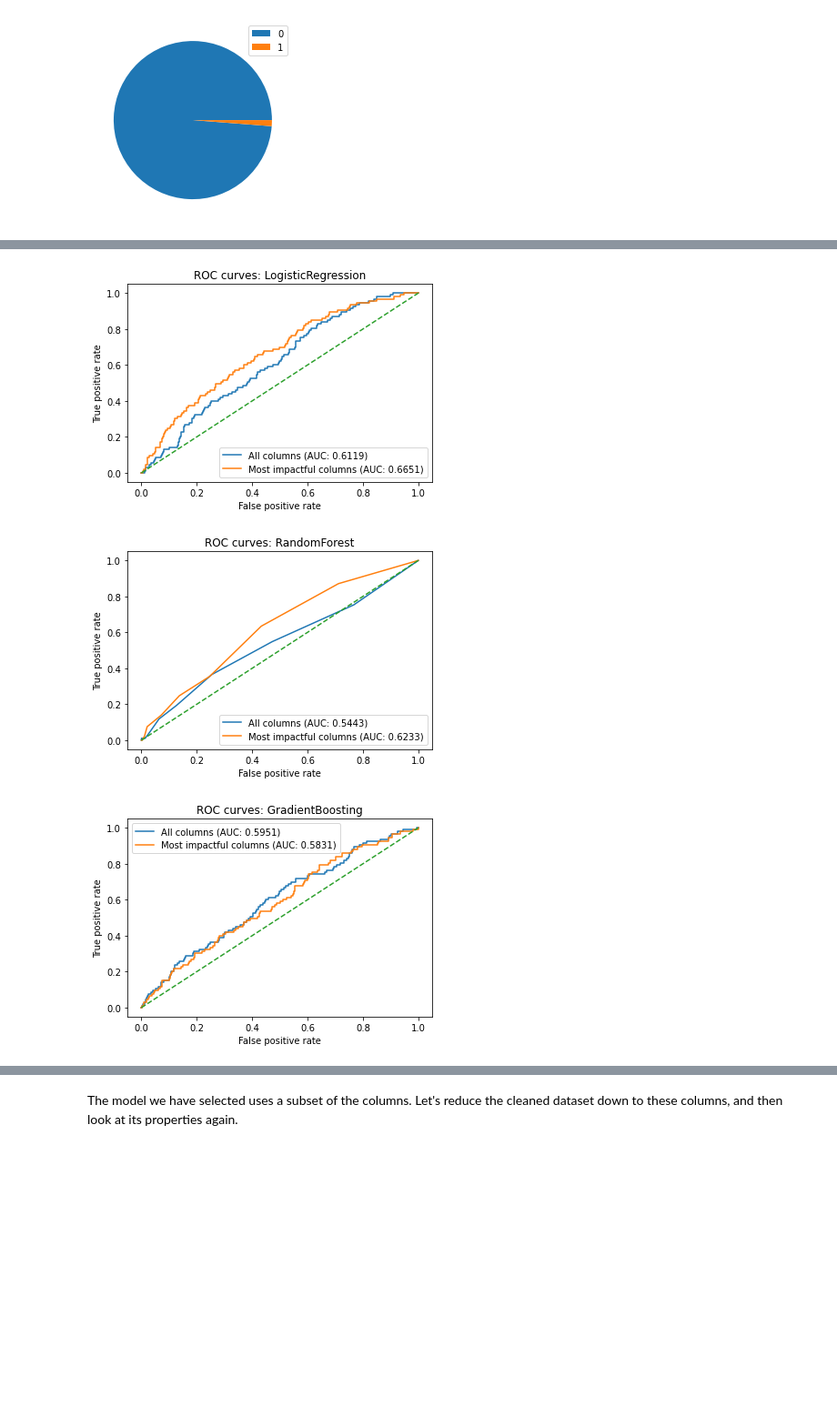
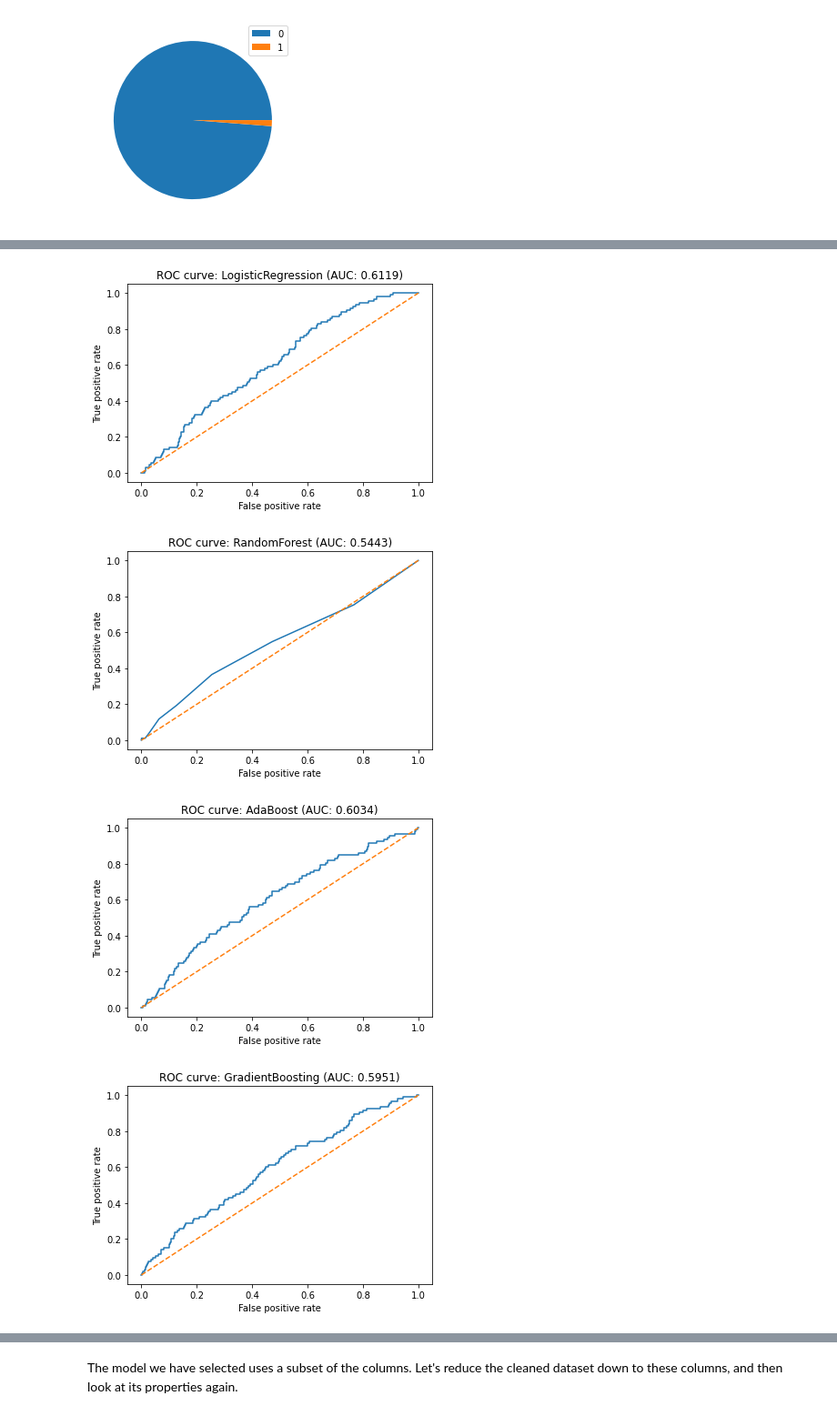
Before and after one commit to guyhth/udacity-dsnd-capstone, a Jupyter notebook: Arvato Project Workbook.ipynb, the cells around one changed output, grey strips where cells are left out. Shown: that part at 91% size. Cells and saved outputs as stored; diff of their text form; code cells hidden in the pictures; blank space fills up the shorter version.

```diff
--- a/Arvato Project Workbook.ipynb
+++ b/Arvato Project Workbook.ipynb
@@ -955,6 +965,9 @@ The "MAILOUT" data has been split into two approximately equal parts, each with
 # %%
-# mailout_train = pd.read_csv('../../data/Term2/capstone/arvato_data/Udacity_MAILOUT_052018_TRAIN.csv', sep=';')
-mailout_train = pd.read_csv('./Data/Udacity_MAILOUT_052018_TRAIN.csv', sep=';')
+# Uncomment/comment the appropriate paths for working from the Udacity workspace, or locally
+# mailout_train_path = '../../data/Term2/capstone/arvato_data/Udacity_MAILOUT_052018_TRAIN.csv'
+mailout_train_path = './Data/Udacity_MAILOUT_052018_TRAIN.csv'
+
+mailout_train = pd.read_csv(mailout_train_path, sep=';')
 # %% [markdown]
 ### 2.1 Cleaning the data
 As with the previous data files, we need to clean the data before we can use it to generate a model. We can use the same functions that we defined previously to do this.
@@ -1089,6 +1062,18 @@ Selected 59 columns with best potential to identify a customer.
 # %%
 def generate_evaluate_model(X_train, X_test, y_train, y_test, model):
-    '''
+    ''' Fit and score a model against training and test data using ROC AUC
+
+    Args:
+        X_train (array): X training data
+        X_test (array): X test data
+        y_train (array): y (response) training data
+        y_test (array): y (response) test data
+        model: sklearn classifier or pipeline
+
+    Returns:
+        roc_auc (float): ROC AUC score
+        fp_rate (list): false positive rate
+        tp_rate (list): true positive rate
     '''
     model.fit(X_train, y_train)
     y_pred = model.predict_proba(X_test)
@@ -1100,35 +1094,31 @@ def generate_evaluate_model(X_train, X_test, y_train, y_test, model):
 # %%
+# Dictionary of models to test
 models = {
     'LogisticRegression': LogisticRegression(max_iter=1000, random_state=42),
     'RandomForest' : RandomForestClassifier(n_jobs=-1, random_state=42),
-#     'AdaBoost': AdaBoostClassifier(random_state=42),
+    'AdaBoost': AdaBoostClassifier(random_state=42),
     'GradientBoosting': GradientBoostingClassifier(random_state=42)
-#     'XGBoost': xgb.XGBClassifier(random_state=42, use_label_encoder=False, n_jobs=0, eval_metric='logloss')
 }
 
-columns = {
-    'All columns': X_train.columns,
-    'Most impactful columns': most_impactful_columns
-}
-
+# Iterate through models
 for model_name, model in models.items():
+    # Create pipeline with scaling step first (required for some models)
     pl = Pipeline([
         ('scale', preprocessing.MinMaxScaler()),
         ('clf', model)
     ])
 
-    for cols_name, cols in columns.items():
-        model_title = '{} ({})'.format(model_name, cols_name)
-        score, fp_rate, tp_rate = generate_evaluate_model(X_train[cols], X_test[cols], y_train, y_test, pl)
-        plt.plot(fp_rate, tp_rate, label='{} (AUC: {:.4f})'.format(cols_name, score))
+    score, fp_rate, tp_rate = generate_evaluate_model(X_train, X_test, y_train, y_test, pl)
 
+    # Plot ROC curve, with ROC AUC score in the title
+    plt.plot(fp_rate, tp_rate)
     plt.plot([0, 1], [0, 1], linestyle='--')
     plt.xlabel('False positive rate')
     plt.ylabel('True positive rate')
-    plt.title('ROC curves: {}'.format(model_name))
-    plt.legend()
+    plt.title('ROC curve: {} (AUC: {:.4f})'.format(model_name, score))
     plt.show();
 # %% [output]
-[figure, old version]
+[figure, new version]
-[figure, old version]
+[figure, new version]
-[figure, old version]
+[figure, new version]
+[figure, added]
```
Also changed, not shown: parts of 64 cells of this notebook, 3 other files.
